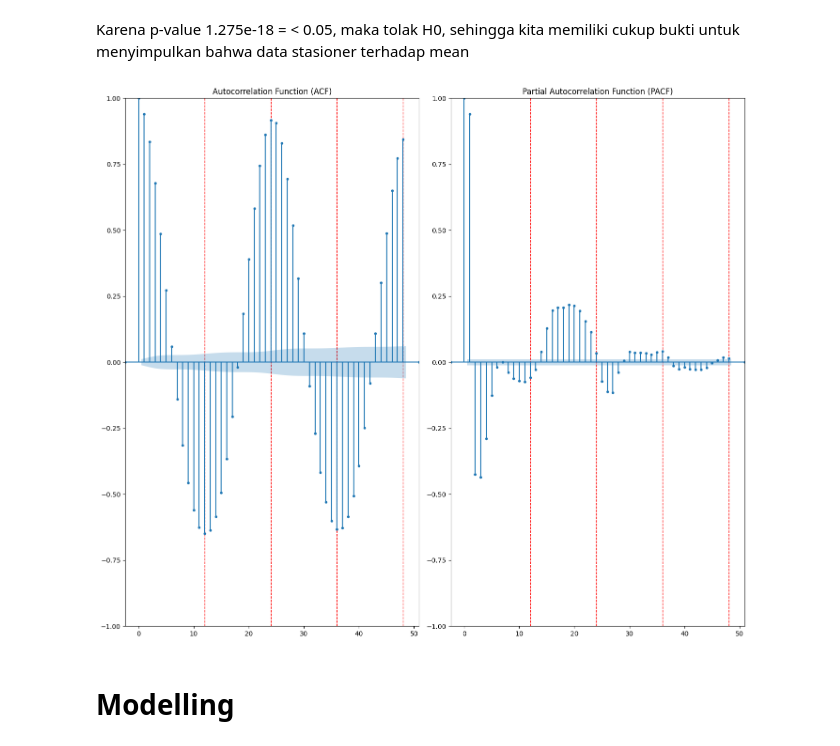
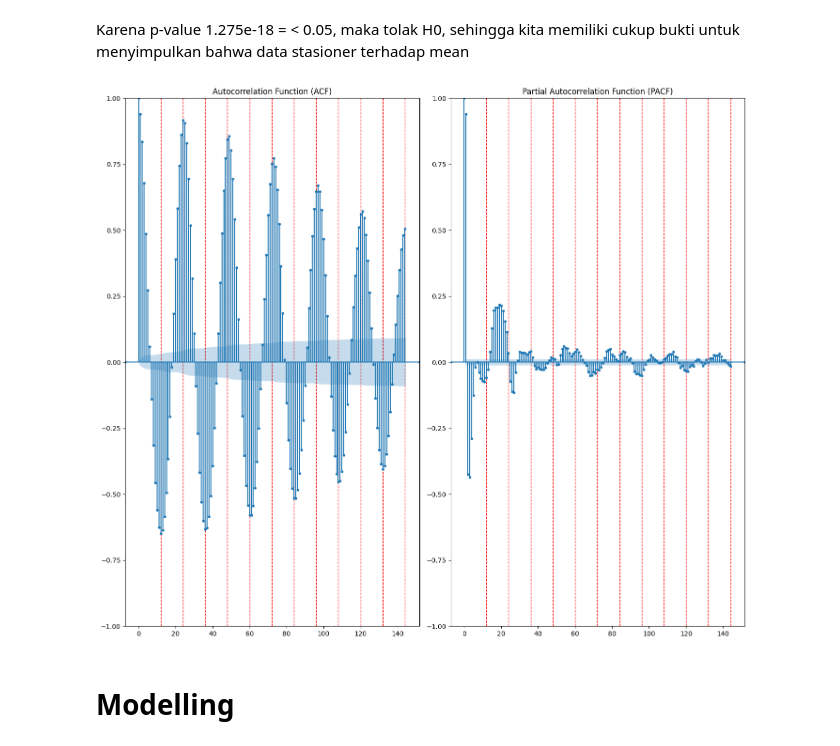
Before and after one commit to elvano22/Pintu-Air, a Jupyter notebook: 04e_ARIMA_Pasar_Ikan.ipynb, the cells around one changed output. Drawn from its saved outputs; the diff is of its cells as text; code cells hidden in the pictures.

```diff
--- a/04e_ARIMA_Pasar_Ikan.ipynb
+++ b/04e_ARIMA_Pasar_Ikan.ipynb
@@ -149,9 +154,9 @@ Critical Values:
 # %% [markdown]
 Karena p-value 1.275e-18 =  < 0.05, maka tolak H0, sehingga kita memiliki cukup bukti untuk menyimpulkan bahwa data stasioner terhadap mean
 # %%
-plot_acf_pacf(data_y_train_pow, period, 48)
+plot_acf_pacf(data_y_train_pow, period, 150)
 # %% [output]
-[figure, old version]
+[figure, new version]
 # %% [markdown]
 # Modelling
 # %%
```
Also changed, not shown: parts of 14 cells of this notebook.
